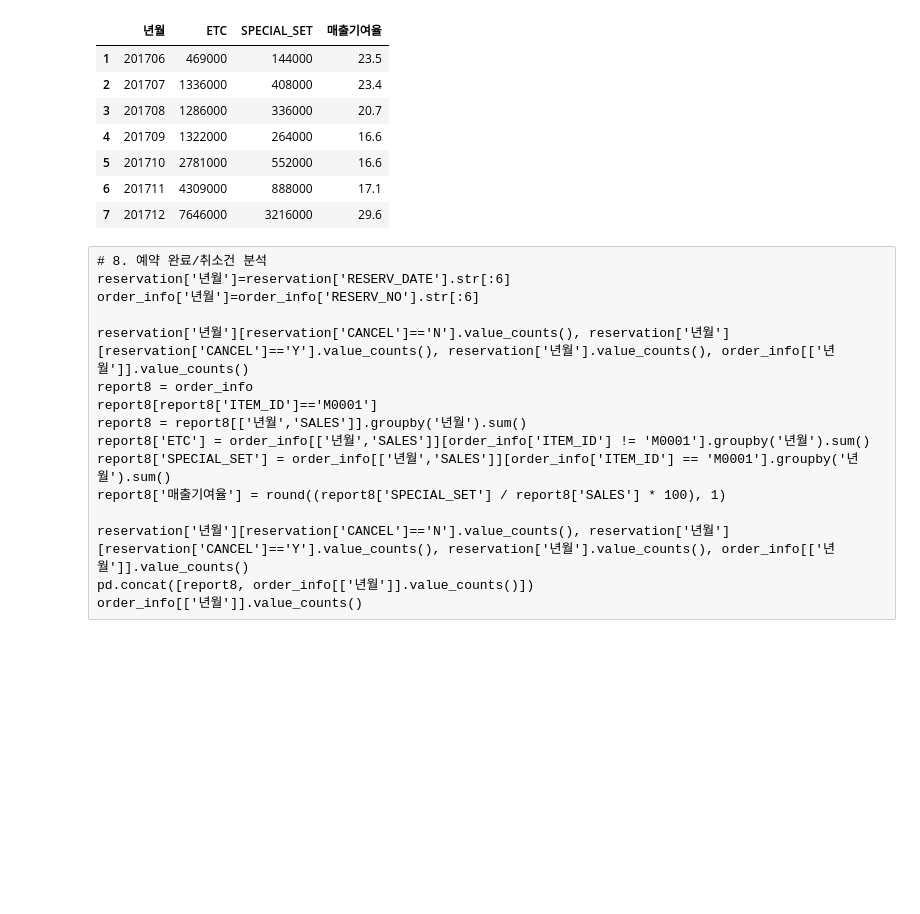
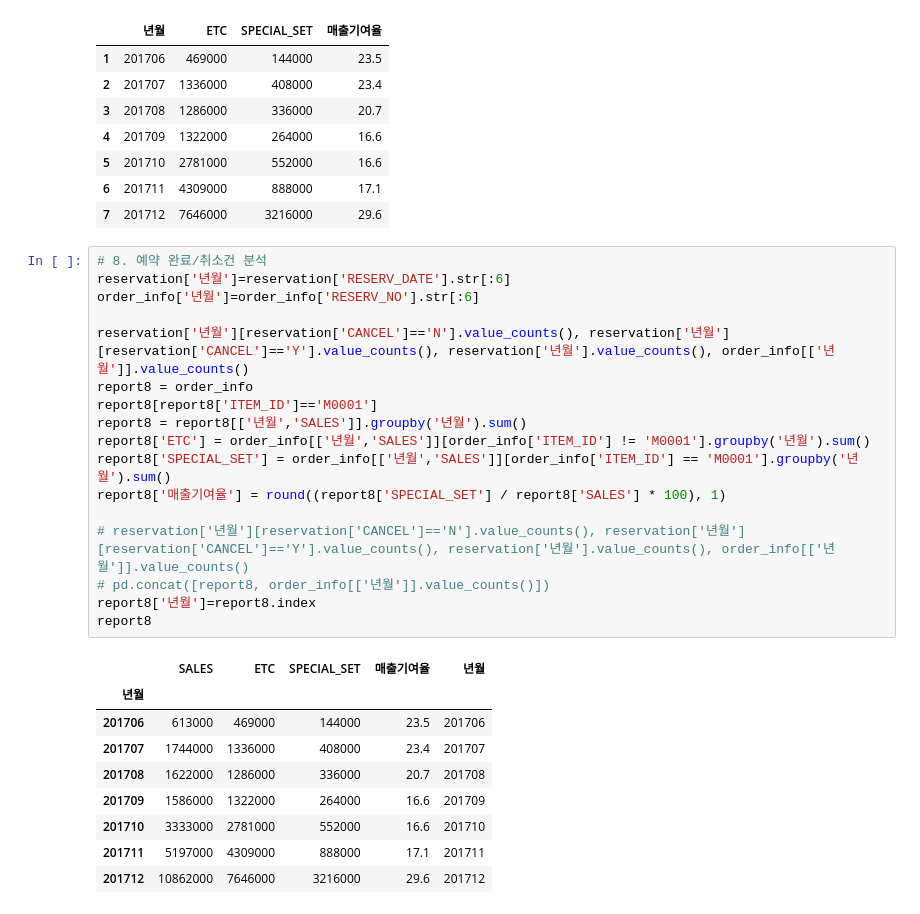
Before and after one commit to saparian0304/tjoeunacademy_test, a Jupyter notebook: jupyter/데이터수집/데이터처리/패밀리레스토랑분석.ipynb, the cells around one changed output. Drawn from its saved outputs; the diff is of its cells as text; blank space fills up the shorter version.

```diff
--- a/jupyter/데이터수집/데이터처리/패밀리레스토랑분석.ipynb
+++ b/jupyter/데이터수집/데이터처리/패밀리레스토랑분석.ipynb
@@ -221,19 +221,30 @@ report7
 | 5 | 201710 | 2781000 | 552000 | 16.6 |
 | 6 | 201711 | 4309000 | 888000 | 17.1 |
 | 7 | 201712 | 7646000 | 3216000 | 29.6 |
-# %% [raw]
-# 8. 예약 완료/취소건 분석
-reservation['년월']=reservation['RESERV_DATE'].str[:6]
-order_info['년월']=order_info['RESERV_NO'].str[:6]
-
-reservation['년월'][reservation['CANCEL']=='N'].value_counts(), reservation['년월'][reservation['CANCEL']=='Y'].value_counts(), reservation['년월'].value_counts(), order_info[['년월']].value_counts()
-report8 = order_info
-report8[report8['ITEM_ID']=='M0001']
-report8 = report8[['년월','SALES']].groupby('년월').sum()
-report8['ETC'] = order_info[['년월','SALES']][order_info['ITEM_ID'] != 'M0001'].groupby('년월').sum()
-report8['SPECIAL_SET'] = order_info[['년월','SALES']][order_info['ITEM_ID'] == 'M0001'].groupby('년월').sum()
-report8['매출기여율'] = round((report8['SPECIAL_SET'] / report8['SALES'] * 100), 1)
-
-reservation['년월'][reservation['CANCEL']=='N'].value_counts(), reservation['년월'][reservation['CANCEL']=='Y'].value_counts(), reservation['년월'].value_counts(), order_info[['년월']].value_counts()
-pd.concat([report8, order_info[['년월']].value_counts()])
-order_info[['년월']].value_counts()
+# %%
+# 8. 예약 완료/취소건 분석
+reservation['년월']=reservation['RESERV_DATE'].str[:6]
+order_info['년월']=order_info['RESERV_NO'].str[:6]
+
+reservation['년월'][reservation['CANCEL']=='N'].value_counts(), reservation['년월'][reservation['CANCEL']=='Y'].value_counts(), reservation['년월'].value_counts(), order_info[['년월']].value_counts()
+report8 = order_info
+report8[report8['ITEM_ID']=='M0001']
+report8 = report8[['년월','SALES']].groupby('년월').sum()
+report8['ETC'] = order_info[['년월','SALES']][order_info['ITEM_ID'] != 'M0001'].groupby('년월').sum()
+report8['SPECIAL_SET'] = order_info[['년월','SALES']][order_info['ITEM_ID'] == 'M0001'].groupby('년월').sum()
+report8['매출기여율'] = round((report8['SPECIAL_SET'] / report8['SALES'] * 100), 1)
+
+# reservation['년월'][reservation['CANCEL']=='N'].value_counts(), reservation['년월'][reservation['CANCEL']=='Y'].value_counts(), reservation['년월'].value_counts(), order_info[['년월']].value_counts()
+# pd.concat([report8, order_info[['년월']].value_counts()])
+report8['년월']=report8.index
+report8
+# %% [output]
+|  | SALES | ETC | SPECIAL_SET | 매출기여율 | 년월 |
+| 년월 |  |  |  |  |  |
+| 201706 | 613000 | 469000 | 144000 | 23.5 | 201706 |
+| 201707 | 1744000 | 1336000 | 408000 | 23.4 | 201707 |
+| 201708 | 1622000 | 1286000 | 336000 | 20.7 | 201708 |
+| 201709 | 1586000 | 1322000 | 264000 | 16.6 | 201709 |
+| 201710 | 3333000 | 2781000 | 552000 | 16.6 | 201710 |
+| 201711 | 5197000 | 4309000 | 888000 | 17.1 | 201711 |
+| 201712 | 10862000 | 7646000 | 3216000 | 29.6 | 201712 |
```
Also changed, not shown: parts of 1 cell of this notebook, 6 other files.
